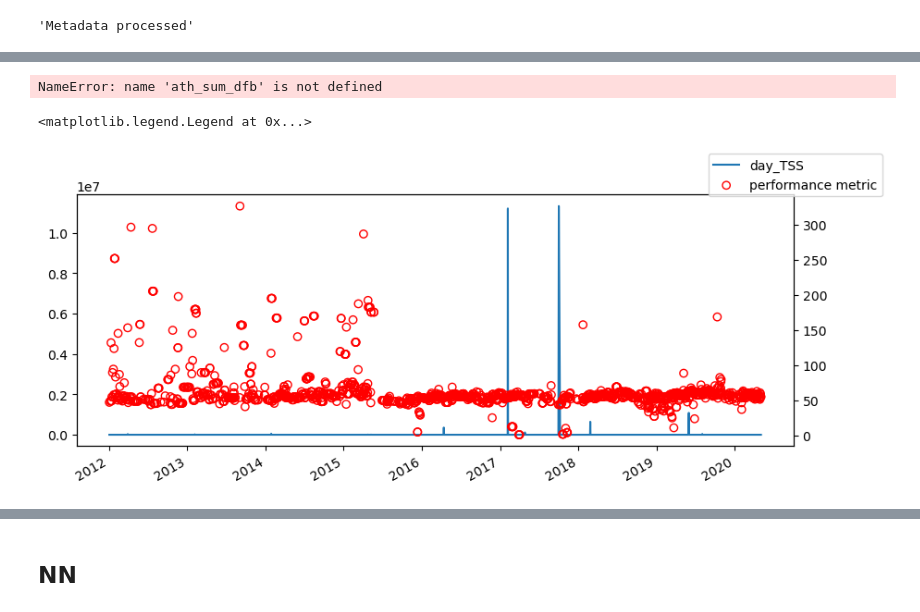
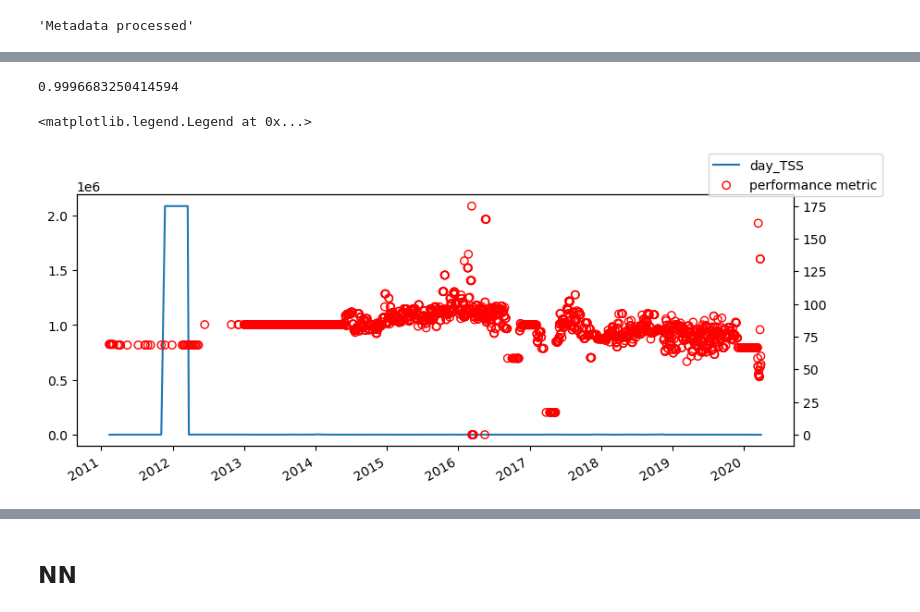
Before and after one commit to RyanAugust/TriNet, a Jupyter notebook: activity/activity_rnn.ipynb, the cells around one changed output, grey strips where cells are left out. Drawn from its saved outputs; the diff is of its cells as text; code cells hidden in the pictures.

```diff
--- a/activity/activity_rnn.ipynb
+++ b/activity/activity_rnn.ipynb
@@ -14,3 +12,12 @@ sample_open_data_ath = '/Users/ryanduecker/git/athletics/TriNet/gc_opendata-samp
+# %%
+sample_open_data_ath = "E:\gc_opendata\9787e81f-19f6-4cc1-891d-63e68b4d2f9f"
+ath_dirs = ['/Users/ryanduecker/git/athletics/TriNet/gc_opendata-samples/618af747-d5d6-45e1-9efc-aaa1dd2d6cf0'
+,'/Users/ryanduecker/git/athletics/TriNet/gc_opendata-samples/2eb4fb29-df91-4a3c-89b3-5e94d21abbb5'
+,'/Users/ryanduecker/git/athletics/TriNet/gc_opendata-samples/17905333-980d-491a-8605-165086df72eb' # no HR
+,'/Users/ryanduecker/git/athletics/TriNet/gc_opendata-samples/31687531-a279-4c55-9a20-b552ffbd5d69'
+,'/Users/ryanduecker/git/athletics/TriNet/gc_opendata-samples/62752551-b668-4bba-8d50-48bebc4ddf15'
+]
+sample_open_data_ath = ath_dirs[3]
 # %%
 ath0 = athlete(root_dir=sample_open_data_ath)
 ath0.get_activity_metadata()
@@ -140,3 +70,11 @@ ath_sum_df = pd.json_normalize(ath_sum_l['RIDES'])
+# %%
+ath_sum_df['sport'] = np.where(ath_sum_df['sport']==''
+                            ,np.where(ath_sum_df['METRICS.average_power'] != ''
+                            ,'Bike'
+                            ,np.where(ath_sum_df['METRICS.pace'] != ''
+                                    ,'Run'
+                                    ,''))
+                        ,ath_sum_df['sport'])
 # %%
 mins = ath_sum_df['METRICS.min_heartrate'].dropna().astype(float)
 mins.plot(kind='hist',bins=50)
@@ -146,6 +84,6 @@ mins.plot(kind='hist',bins=50)
 # %%
 max_hr = ath_sum_df['METRICS.max_heartrate'].astype(float).dropna().quantile(.99)
-rhr = 49
+rhr = 43
 
 athlete_statics = {'max_hr': max_hr,
                    'resting_hr':rhr}
@@ -155,5 +97,9 @@ def pull_justx(val):
         return float(val[0])
     except:
         return np.nan
-ath_sum_df['METRICS.xPace_safe'] = ath_sum_df['METRICS.xPace'].apply(pull_justx)
+try:
+    ath_sum_df['METRICS.xPace_safe'] = ath_sum_df['METRICS.xPace'].apply(pull_justx)
+except:
+    ath_sum_df['METRICS.xPace_safe'] = 0
+    print('no run activities')
 # %% [markdown]
@@ -182,31 +131,32 @@ class banister(object):
 
         return Banister_Predictions
 # %%
-ath_sum_dfb[ath_sum_df['METRICS.triscore'].astype(float) > 0].shape[0]/ath_sum_df.shape[0]
+ath_sum_df[ath_sum_df['METRICS.triscore'].astype(float) > 0].shape[0]/ath_sum_df.shape[0]
 # %% [output]
-NameError: name 'ath_sum_dfb' is not defined
+0.9996683250414594
 # %%
 ctls_ref = 42
 atls_ref = 7
-performance_fxn = calc_vo2
+performance_fxn = performance_fxns[0]
 
 
 data_pre = ath_sum_df.copy()
 
-data = pre_process(data_pre, performance_fxn=performance_fxn, sport=False)
+data = pre_process(data_pre, performance_fxn=performance_fxn, athlete_statics=athlete_statics, sport=False).dropna()
+data['performance_metric'] = np.where(data['performance_metric'] > 200, 0, data['performance_metric'])
 load_metric = data['day_TSS'].to_numpy()
 performance_metric = data['performance_metric'].to_numpy()
 fig, ax = plt.subplots(figsize=(10,4))
-data['day_TSS'].plot(ax=ax)#.rolling(window=7,min_periods=1).sum().plot(ax=ax)
+data['day_TSS'].rolling(window=7,min_periods=1).sum().plot(ax=ax)
 ax2 = ax.twinx()
 ax2.scatter(data.index
             ,data['performance_metric']#.rolling(window=1, min_periods=1).max()
             ,marker='o'
             ,edgecolor='red'
             ,facecolor='none'
             ,label='performance metric'
             )
 fig.legend()
 # %% [output]
 <matplotlib.legend.Legend at 0x...>
-[figure, old version]
+[figure, new version]
```
Also changed, not shown: parts of 20 cells of this notebook.
